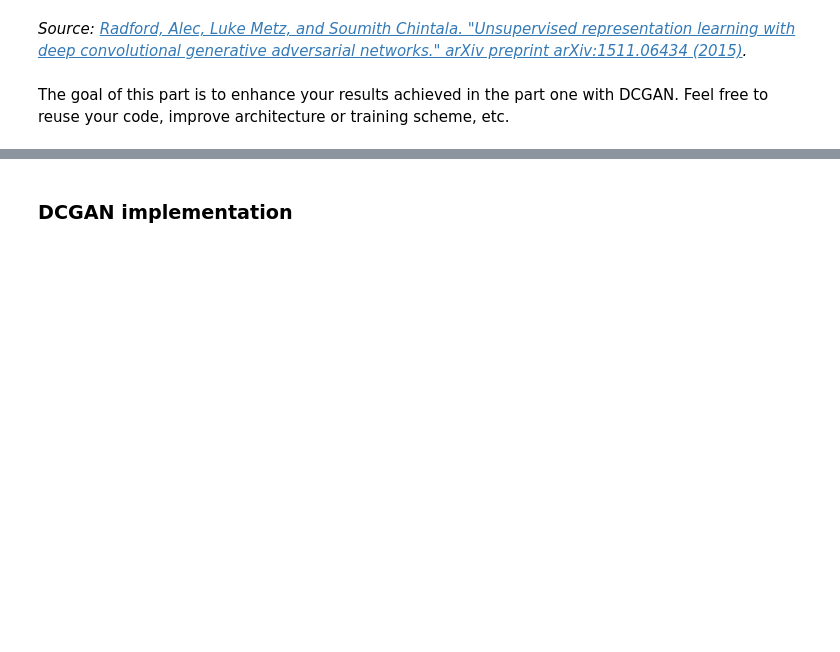
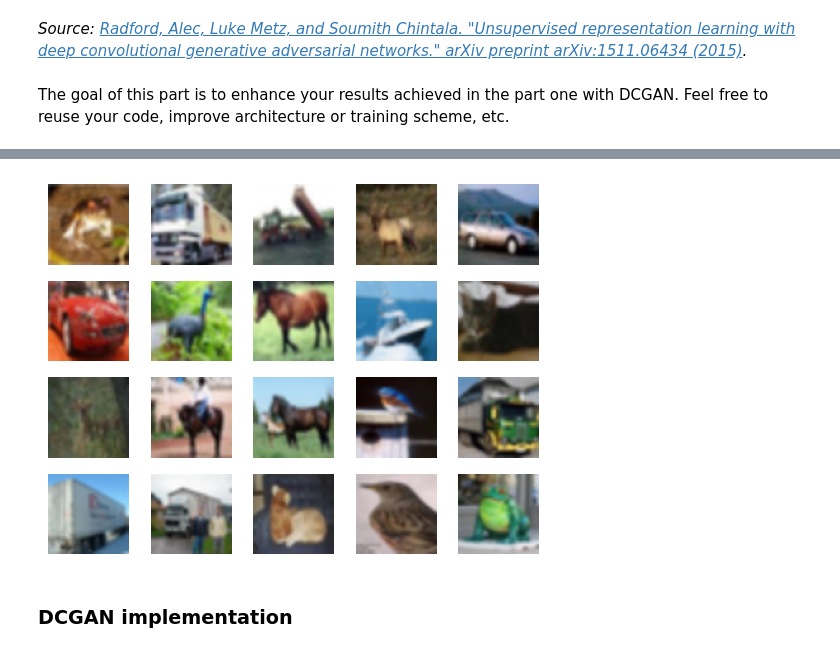
Before and after one commit to artvopilov/itmo_generative_adversarial_networks, a Jupyter notebook: notebooks/gan_dcgan.ipynb, the cells around one changed output, grey strips where cells are left out. Cells and saved outputs as stored; diff of their text form; code cells hidden in the pictures; blank space fills up the shorter version.

```diff
--- a/notebooks/gan_dcgan.ipynb
+++ b/notebooks/gan_dcgan.ipynb
@@ -217,7 +217,7 @@ def train_discriminator(
     real_predictions = discriminator(real_images)
     real_images_loss = loss_function(real_predictions, real_labels)
 
-    z = torch.randn(batch_size, latent_size).to(device)
+    z = torch.randn(batch_size, *latent_size).to(device)
     fake_images = generator(z)
     fake_predictions = discriminator(fake_images)
     fake_images_loss = loss_function(fake_predictions, fake_labels)
@@ -245,7 +245,7 @@ def train_generator(
 
     labels = torch.ones(batch_size, 1).to(device)
 
-    z = torch.randn(batch_size, latent_size).to(device)
+    z = torch.randn(batch_size, *latent_size).to(device)
 #     z = torch.Tensor(np.random.normal(0, 1, (batch_size, latent_size))).to(device)
     images = generator(z)
     predictions = discriminator(images)
@@ -293,7 +293,7 @@ for epoch in range(num_epochs):
             real_images,
             device,
             batch_size,
-            latent_size)
+            (latent_size,))
 
         generator_loss, fake_images = train_generator(
             discriminator,
@@ -302,7 +302,7 @@ for epoch in range(num_epochs):
             loss_function,
             device,
             batch_size,
-            latent_size)
+            (latent_size,))
 
         # Inspect the losses
         if (i + 1) % 200 == 0:
@@ -406,0 +390,12 @@ cifar_dataset = CIFAR10(
+# %%
+if not os.path.exists(CFG.sample_dir):
+    os.makedirs(CFG.sample_dir)
+
+transform = transforms.Compose([
+    Resize([CFG.image_size, CFG.image_size], transforms.InterpolationMode.BILINEAR),
+    ToTensor(),
+    Normalize((0.5, 0.5, 0.5), (0.5, 0.5, 0.5))])
+cifar_dataset = CIFAR10(
+    root=CFG.dataroot,
+    download=CFG.download,
+    transform=transform)
@@ -411,8 +418,11 @@ plt.hist(img[:, 5:15, 5:15].flatten(), bins=15)
 # %%
 for i in range(20):
     image, label = cifar_dataset[i]
-    plt.subplot(4, 5, i + 1)
-    plt.imshow(denorm(image).permute(1, 2, 0))
+    ax = plt.subplot(4, 5, i + 1)
+    ax.imshow(ToPILImage()(denorm(image)))
+    ax.axis('off')
+# %% [output]
+[figure, added]
 # %%
 cifar_dataset_loader = torch.utils.data.DataLoader(cifar_dataset, batch_size=CFG.batch_size, shuffle=True)
 # %% [markdown]
```
Also changed, not shown: parts of 21 cells of this notebook.
